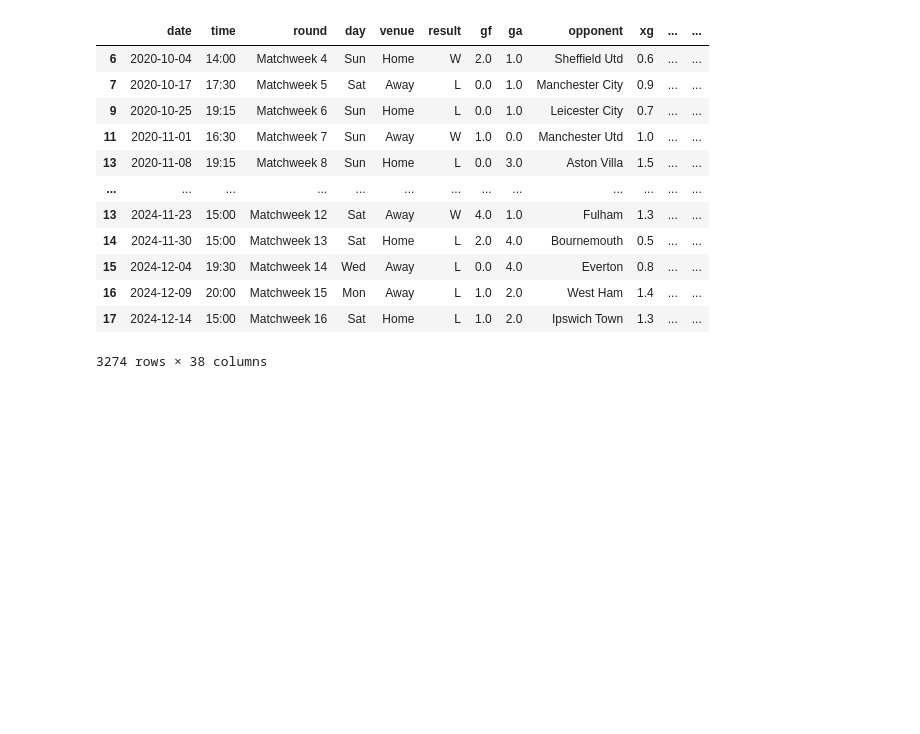
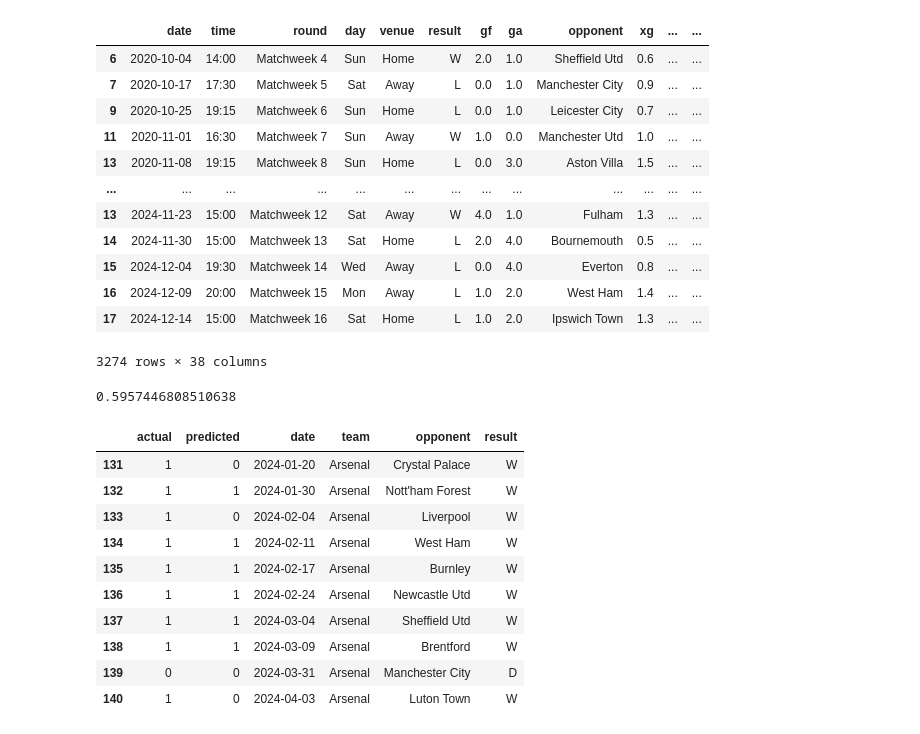
Before and after one commit to muhammadadeel22/Premier-League-Football-Prediction, a Jupyter notebook: EPL_Prediction.ipynb, the cells around one changed output. Drawn from its saved outputs; the diff is of its cells as text; code cells hidden in the pictures; blank space fills up the shorter version.

```diff
--- a/EPL_Prediction.ipynb
+++ b/EPL_Prediction.ipynb
@@ -255,3 +255,18 @@ matches_rolling
 3274 rows × 38 columns
 # %%
 matches_rolling.index = range(matches_rolling.shape[0])
+# %%
+def make_predictions(data, predictors):
+    train = data[data["date"] < '2024-01-01']
+    test = data[data["date"] > '2024-01-01']
+    rf.fit(train[predictors], train["target"])
+    preds = rf.predict(test[predictors])
+    combined = pd.DataFrame(dict(actual=test["target"], predicted=preds), index=test.index)
+    error = precision_score(test["target"], preds)
+    return combined, error
+# %%
+combined, error = make_predictions(matches_rolling, predictors + new_cols)
+# %%
+error
+# %% [output]
+0.5957446808510638
@@ -257,0 +275,14 @@ matches_rolling.index = range(matches_rolling.shape[0])
+# %%
+combined.head(10)
+# %% [output]
+|  | actual | predicted | date | team | opponent | result |
+| 131 | 1 | 0 | 2024-01-20 | Arsenal | Crystal Palace | W |
+| 132 | 1 | 1 | 2024-01-30 | Arsenal | Nott'ham Forest | W |
+| 133 | 1 | 0 | 2024-02-04 | Arsenal | Liverpool | W |
+| 134 | 1 | 1 | 2024-02-11 | Arsenal | West Ham | W |
+| 135 | 1 | 1 | 2024-02-17 | Arsenal | Burnley | W |
+| 136 | 1 | 1 | 2024-02-24 | Arsenal | Newcastle Utd | W |
+| 137 | 1 | 1 | 2024-03-04 | Arsenal | Sheffield Utd | W |
+| 138 | 1 | 1 | 2024-03-09 | Arsenal | Brentford | W |
+| 139 | 0 | 0 | 2024-03-31 | Arsenal | Manchester City | D |
+| 140 | 1 | 0 | 2024-04-03 | Arsenal | Luton Town | W |
```
Also changed, not shown: parts of 6 cells of this notebook.
